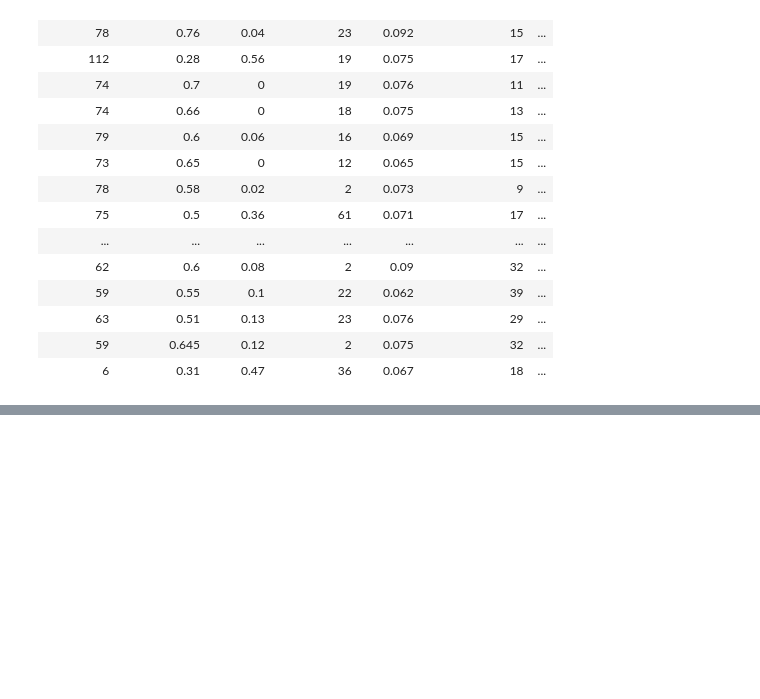
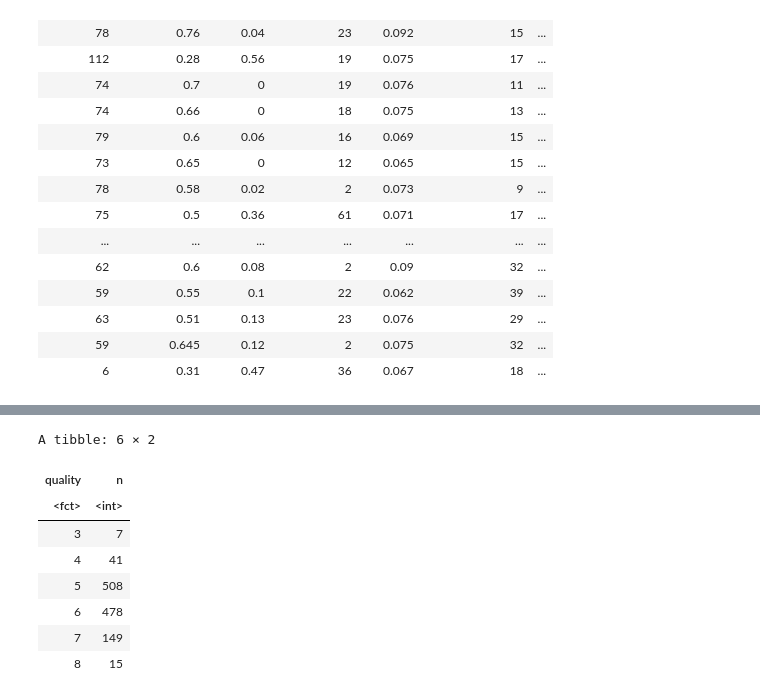
Before and after one commit to trushaan/f1_project_dsci100_163, a Jupyter notebook: proposal.ipynb, the cells around one changed output, grey strips where cells are left out. Drawn from its saved outputs; the diff is of its cells as text; code cells hidden in the pictures; blank space fills up the shorter version.

```diff
--- a/proposal.ipynb
+++ b/proposal.ipynb
@@ -89,0 +111,19 @@ The above training set contains the data that we will use to train our model. As
+# %%
+counts<-red_train_set |>
+        group_by(quality) |>
+        summarize(n=n())
+counts
+
+counts_sugar<-red_train_set |>
+        group_by(residual.sugar) |>
+        summarize(n=n())
+# %% [output]
+A tibble: 6 × 2
+| quality | n |
+| <fct> | <int> |
+| 3 | 7 |
+| 4 | 41 |
+| 5 | 508 |
+| 6 | 478 |
+| 7 | 149 |
+| 8 | 15 |
```
Also changed, not shown: parts of 4 cells of this notebook.
